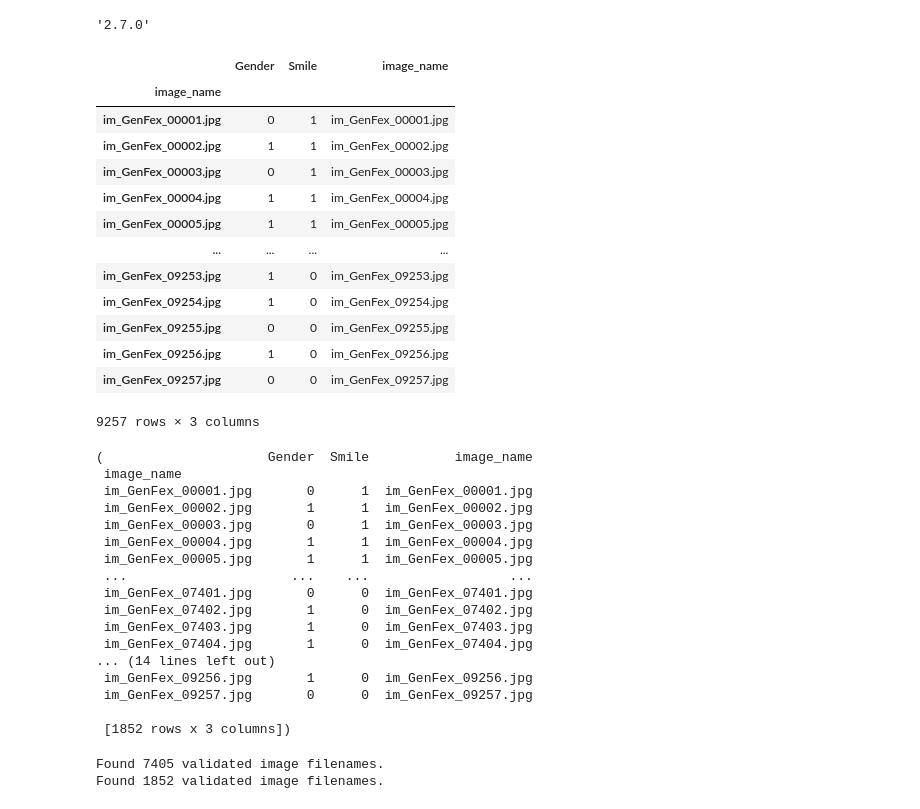
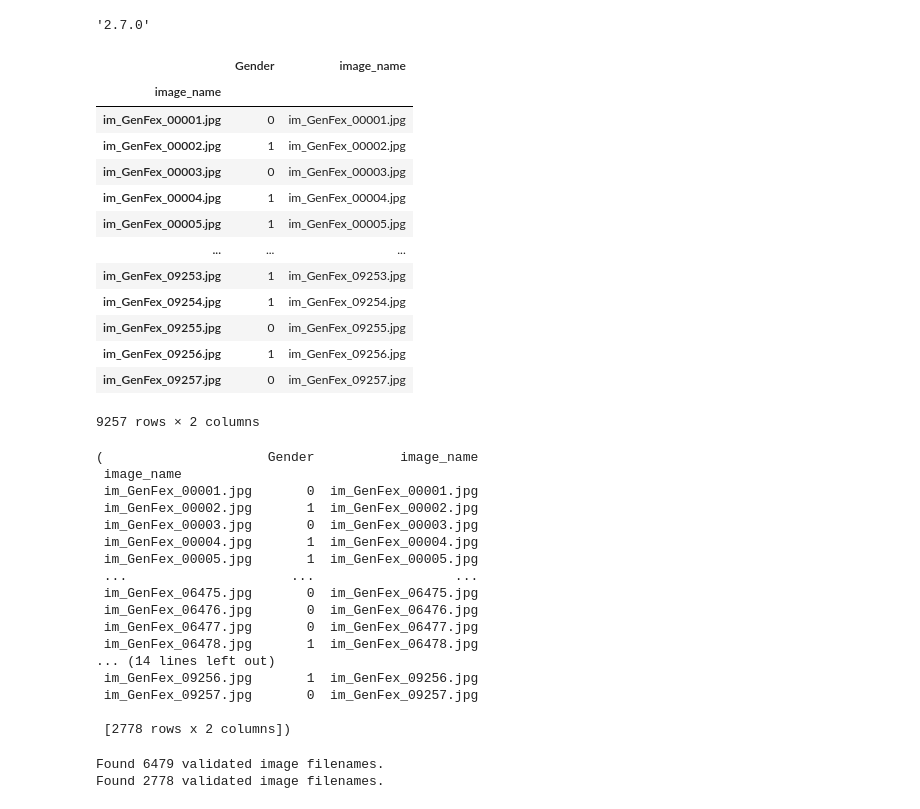
Before and after one commit to CLiao29/Face-Attribute-Detection, a Jupyter notebook: src/tf_fotw.ipynb, the cells around one changed output. Cells and saved outputs as stored; diff of their text form; code cells hidden in the pictures.

```diff
--- a/src/tf_fotw.ipynb
+++ b/src/tf_fotw.ipynb
@@ -50,48 +50,49 @@ class fotw_dataframe():
 
         return self.attributes
 # %%
-features  = ['Gender','Smile']
+#features  = ['Gender','Smile']
+features = ['Gender']
 fotw_df = fotw_dataframe()
 fotw = fotw_df.prepare(drop_features=[],selected_features= features)
 fotw
 # %% [output]
-|  | Gender | Smile | image_name |
-| image_name |  |  |  |
-| im_GenFex_00001.jpg | 0 | 1 | im_GenFex_00001.jpg |
-| im_GenFex_00002.jpg | 1 | 1 | im_GenFex_00002.jpg |
-| im_GenFex_00003.jpg | 0 | 1 | im_GenFex_00003.jpg |
-| im_GenFex_00004.jpg | 1 | 1 | im_GenFex_00004.jpg |
-| im_GenFex_00005.jpg | 1 | 1 | im_GenFex_00005.jpg |
-| ... | ... | ... | ... |
-| im_GenFex_09253.jpg | 1 | 0 | im_GenFex_09253.jpg |
-| im_GenFex_09254.jpg | 1 | 0 | im_GenFex_09254.jpg |
-| im_GenFex_09255.jpg | 0 | 0 | im_GenFex_09255.jpg |
-| im_GenFex_09256.jpg | 1 | 0 | im_GenFex_09256.jpg |
-| im_GenFex_09257.jpg | 0 | 0 | im_GenFex_09257.jpg |
+|  | Gender | image_name |
+| image_name |  |  |
+| im_GenFex_00001.jpg | 0 | im_GenFex_00001.jpg |
+| im_GenFex_00002.jpg | 1 | im_GenFex_00002.jpg |
+| im_GenFex_00003.jpg | 0 | im_GenFex_00003.jpg |
+| im_GenFex_00004.jpg | 1 | im_GenFex_00004.jpg |
+| im_GenFex_00005.jpg | 1 | im_GenFex_00005.jpg |
+| ... | ... | ... |
+| im_GenFex_09253.jpg | 1 | im_GenFex_09253.jpg |
+| im_GenFex_09254.jpg | 1 | im_GenFex_09254.jpg |
+| im_GenFex_09255.jpg | 0 | im_GenFex_09255.jpg |
+| im_GenFex_09256.jpg | 1 | im_GenFex_09256.jpg |
+| im_GenFex_09257.jpg | 0 | im_GenFex_09257.jpg |
-9257 rows × 3 columns
+9257 rows × 2 columns
 # %%
 split_ind = int((1 - split) * fotw.shape[0])
 train_df = fotw[:split_ind]
 validation_df = fotw[split_ind:]
 train_df,validation_df
 # %% [output]
-(                     Gender  Smile           image_name
+(                     Gender           image_name
  image_name
- im_GenFex_00001.jpg       0      1  im_GenFex_00001.jpg
- im_GenFex_00002.jpg       1      1  im_GenFex_00002.jpg
- im_GenFex_00003.jpg       0      1  im_GenFex_00003.jpg
- im_GenFex_00004.jpg       1      1  im_GenFex_00004.jpg
- im_GenFex_00005.jpg       1      1  im_GenFex_00005.jpg
- ...                     ...    ...                  ...
- im_GenFex_07401.jpg       0      0  im_GenFex_07401.jpg
- im_GenFex_07402.jpg       1      0  im_GenFex_07402.jpg
- im_GenFex_07403.jpg       1      0  im_GenFex_07403.jpg
- im_GenFex_07404.jpg       1      0  im_GenFex_07404.jpg
+ im_GenFex_00001.jpg       0  im_GenFex_00001.jpg
+ im_GenFex_00002.jpg       1  im_GenFex_00002.jpg
+ im_GenFex_00003.jpg       0  im_GenFex_00003.jpg
+ im_GenFex_00004.jpg       1  im_GenFex_00004.jpg
+ im_GenFex_00005.jpg       1  im_GenFex_00005.jpg
+ ...                     ...                  ...
+ im_GenFex_06475.jpg       0  im_GenFex_06475.jpg
+ im_GenFex_06476.jpg       0  im_GenFex_06476.jpg
+ im_GenFex_06477.jpg       0  im_GenFex_06477.jpg
+ im_GenFex_06478.jpg       1  im_GenFex_06478.jpg
 ... (14 lines left out)
- im_GenFex_09256.jpg       1      0  im_GenFex_09256.jpg
- im_GenFex_09257.jpg       0      0  im_GenFex_09257.jpg
+ im_GenFex_09256.jpg       1  im_GenFex_09256.jpg
+ im_GenFex_09257.jpg       0  im_GenFex_09257.jpg
 
- [1852 rows x 3 columns])
+ [2778 rows x 2 columns])
 # %%
 from tensorflow.keras.preprocessing.image import ImageDataGenerator
 
@@ -120,8 +121,8 @@ validation_generator = valid_datagen.flow_from_dataframe(dataframe=validation_df
                                                          class_mode='raw'
                                                         )
 # %% [output]
-Found 7405 validated image filenames.
-Found 1852 validated image filenames.
+Found 6479 validated image filenames.
+Found 2778 validated image filenames.
 # %%
 from tensorflow.keras.applications.mobilenet_v2  import MobileNetV2
 from tensorflow.keras.layers import Dense , BatchNormalization , Dropout
```
Also changed, not shown: parts of 9 cells of this notebook, 1 other file.
